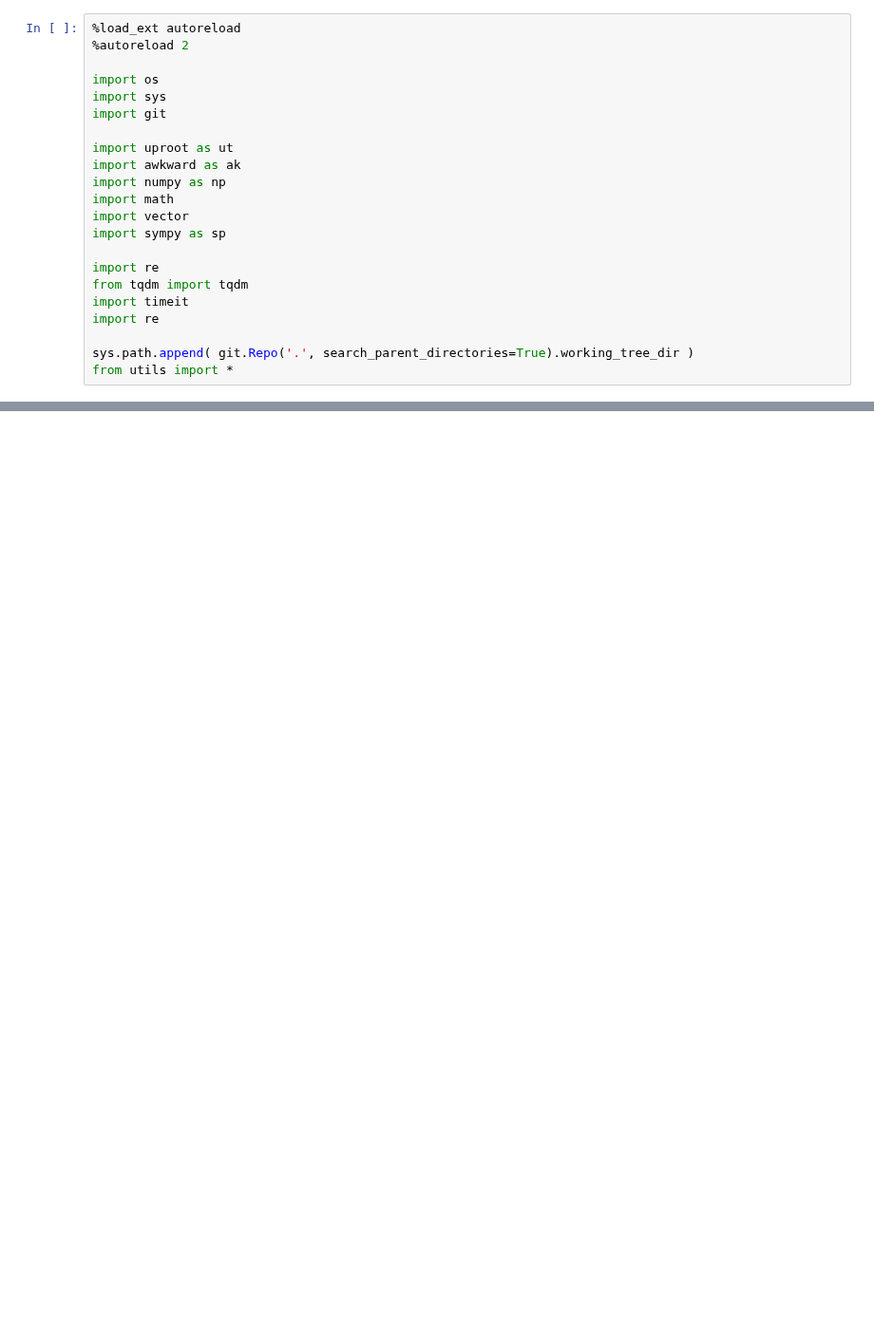
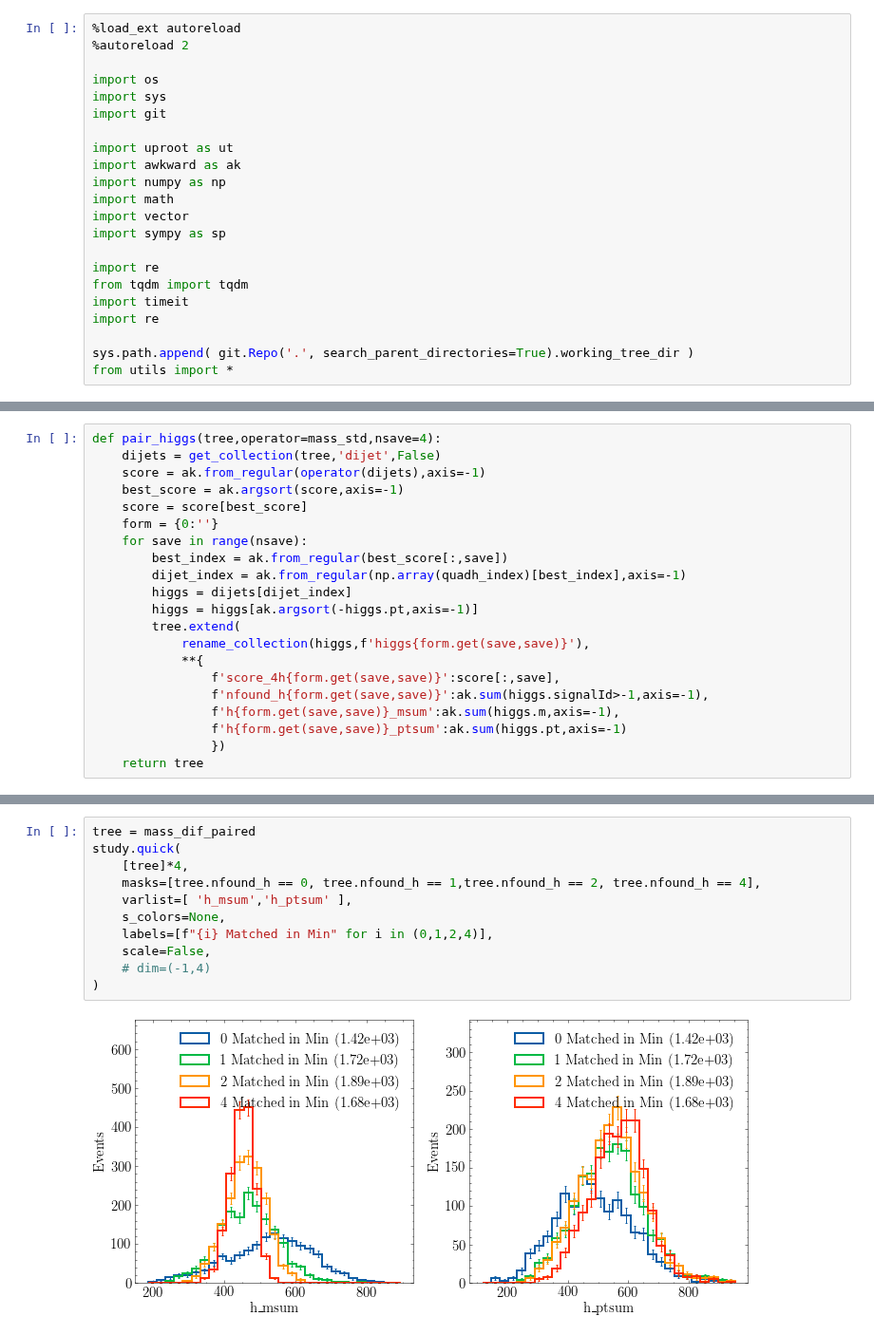
Before and after one commit to ekoenig4/analysis, a Jupyter notebook: jupyter/eightb/pairing_methods/min_mass_spread.ipynb, the cells around one changed output, grey strips where cells are left out. Shown at 95% size. Drawn from its saved outputs; the diff is of its cells as text; blank space fills up the shorter version.

```diff
--- a/jupyter/eightb/pairing_methods/min_mass_spread.ipynb
+++ b/jupyter/eightb/pairing_methods/min_mass_spread.ipynb
@@ -75,0 +82,21 @@ study.quick(
+# %%
+def pair_higgs(tree,operator=mass_std,nsave=4):
+    dijets = get_collection(tree,'dijet',False)
+    score = ak.from_regular(operator(dijets),axis=-1)
+    best_score = ak.argsort(score,axis=-1)
+    score = score[best_score]
+    form = {0:''}
+    for save in range(nsave):
+        best_index = ak.from_regular(best_score[:,save])
+        dijet_index = ak.from_regular(np.array(quadh_index)[best_index],axis=-1)
+        higgs = dijets[dijet_index]
+        higgs = higgs[ak.argsort(-higgs.pt,axis=-1)]
+        tree.extend(
+            rename_collection(higgs,f'higgs{form.get(save,save)}'),
+            **{
+                f'score_4h{form.get(save,save)}':score[:,save],
+                f'nfound_h{form.get(save,save)}':ak.sum(higgs.signalId>-1,axis=-1),
+                f'h{form.get(save,save)}_msum':ak.sum(higgs.m,axis=-1),
+                f'h{form.get(save,save)}_ptsum':ak.sum(higgs.pt,axis=-1)
+                })
+    return tree
@@ -75,0 +137,13 @@ study.quick(
+# %%
+tree = mass_dif_paired
+study.quick(
+    [tree]*4,
+    masks=[tree.nfound_h == 0, tree.nfound_h == 1,tree.nfound_h == 2, tree.nfound_h == 4],
+    varlist=[ 'h_msum','h_ptsum' ],
+    s_colors=None,
+    labels=[f"{i} Matched in Min" for i in (0,1,2,4)],
+    scale=False,
+    # dim=(-1,4)
+)
+# %% [output]
+[figure, added]
```
Also changed, not shown: parts of 25 cells of this notebook, 7 other files.
